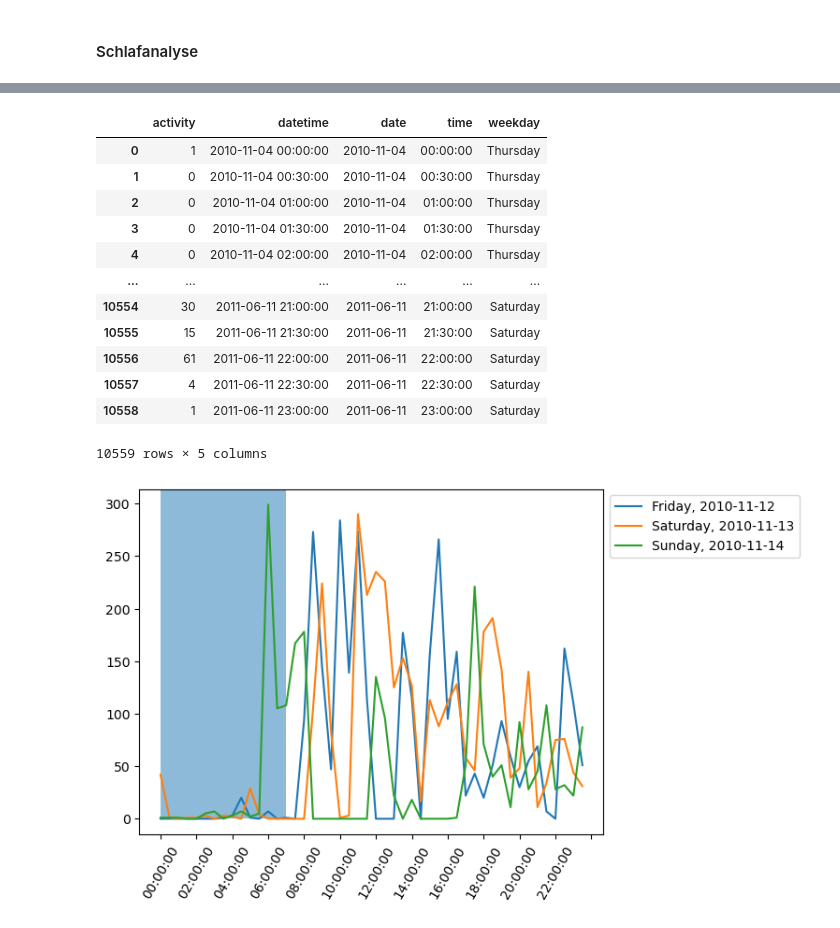
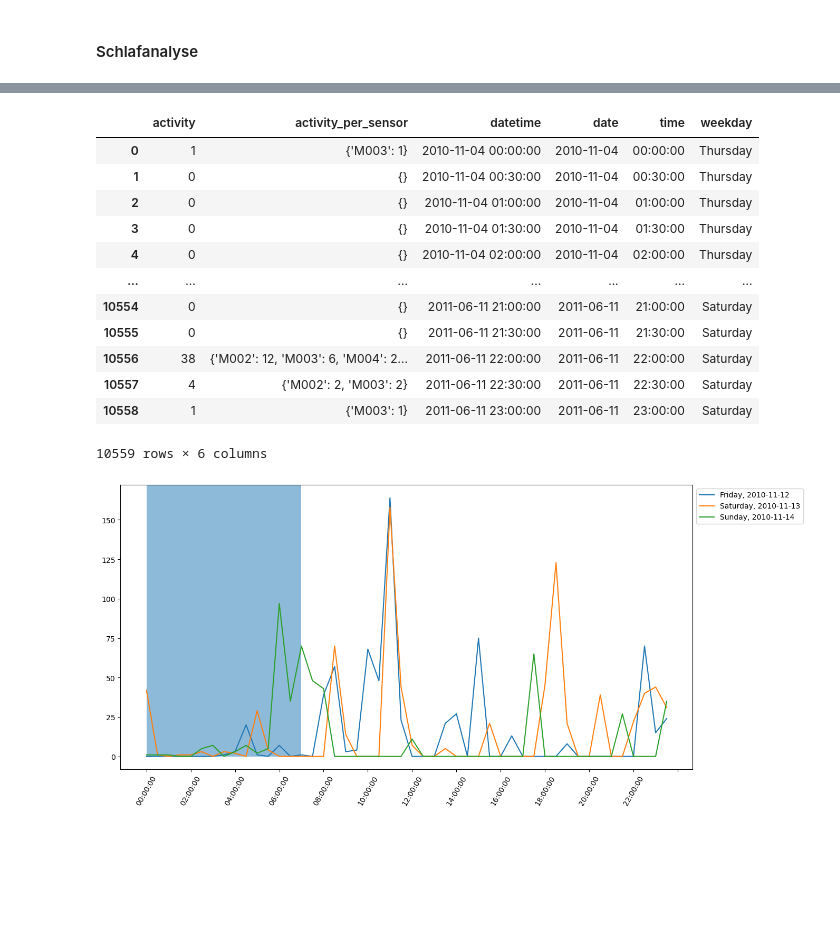
Before and after one commit to ddening/ambient-assisted-living, a Jupyter notebook: src/aruba_activity.ipynb, the cells around one changed output, grey strips where cells are left out. Cells and saved outputs as stored; diff of their text form; code cells hidden in the pictures; blank space fills up the shorter version.

```diff
--- a/src/aruba_activity.ipynb
+++ b/src/aruba_activity.ipynb
@@ -203,3 +205,9 @@ display(df_aruba)
+# %%
+def create_data_subset(df: pd.DataFrame, pattern: str) -> pd.DataFrame:
+    df_subset = df[df["sensor_type"].str.match(pattern)]
+    df_subset.loc[:, "date"] = pd.to_datetime(df_subset["date"])
+    df_subset.loc[:, "datetime"] = pd.to_datetime(df_subset["datetime"])
+    return df_subset
 # %%
 # Regex pattern for motion sensors (e.g., M001, M002, etc.)
 pattern_motion_sensor = r"[M]{1}[0-9]{3,}"
@@ -453,0 +429,17 @@ None
+# %%
+# Create a subset for motion sensors
+df_motion_sensor = create_data_subset(df_aruba, pattern_motion_sensor)
+df_motion_sensor = df_motion_sensor.reset_index(drop=True)
+
+generate_sensor_list = lambda n: [f"M{str(i).zfill(3)}" for i in range(1, n + 1)]
+motion_sensor_list = generate_sensor_list(31)
+
+filter_sensor_location = {
+    "all": motion_sensor_list,
+    "bedroom_main": ["M001", "M002", "M003", "M004", "M005", "M006", "M007"],
+}
+
+df_motion_sensor = df_motion_sensor.loc[df_motion_sensor["sensor_type"].isin(filter_sensor_location["bedroom_main"])]
+
+print(df_motion_sensor.info())
+display(df_motion_sensor)
@@ -460,6 +479,12 @@ df_activity["activity"] = (
     df_motion_sensor.loc[df_motion_sensor["sensor_status"] == "ON"]
     .resample(period, on="datetime")["sensor_status"]
     .count()
+)
+
+df_activity["activity_per_sensor"] = (
+    df_motion_sensor.loc[df_motion_sensor["sensor_status"] == "ON"]
+    .resample(period, on="datetime")
+    .apply(lambda group: group.groupby("sensor_type").size().to_dict())
 )
 
 df_activity["datetime"] = df_activity.index
@@ -474,19 +499,19 @@ df_activity["weekday"] = df_activity["date"].apply(lambda d: days[d.weekday()])
 
 df_activity
 # %% [output]
-|  | activity | datetime | date | time | weekday |
-| 0 | 1 | 2010-11-04 00:00:00 | 2010-11-04 | 00:00:00 | Thursday |
-| 1 | 0 | 2010-11-04 00:30:00 | 2010-11-04 | 00:30:00 | Thursday |
-| 2 | 0 | 2010-11-04 01:00:00 | 2010-11-04 | 01:00:00 | Thursday |
-| 3 | 0 | 2010-11-04 01:30:00 | 2010-11-04 | 01:30:00 | Thursday |
-| 4 | 0 | 2010-11-04 02:00:00 | 2010-11-04 | 02:00:00 | Thursday |
-| ... | ... | ... | ... | ... | ... |
-| 10554 | 30 | 2011-06-11 21:00:00 | 2011-06-11 | 21:00:00 | Saturday |
-| 10555 | 15 | 2011-06-11 21:30:00 | 2011-06-11 | 21:30:00 | Saturday |
-| 10556 | 61 | 2011-06-11 22:00:00 | 2011-06-11 | 22:00:00 | Saturday |
-| 10557 | 4 | 2011-06-11 22:30:00 | 2011-06-11 | 22:30:00 | Saturday |
-| 10558 | 1 | 2011-06-11 23:00:00 | 2011-06-11 | 23:00:00 | Saturday |
+|  | activity | activity_per_sensor | datetime | date | time | weekday |
+| 0 | 1 | {'M003': 1} | 2010-11-04 00:00:00 | 2010-11-04 | 00:00:00 | Thursday |
+| 1 | 0 | {} | 2010-11-04 00:30:00 | 2010-11-04 | 00:30:00 | Thursday |
+| 2 | 0 | {} | 2010-11-04 01:00:00 | 2010-11-04 | 01:00:00 | Thursday |
+| 3 | 0 | {} | 2010-11-04 01:30:00 | 2010-11-04 | 01:30:00 | Thursday |
+| 4 | 0 | {} | 2010-11-04 02:00:00 | 2010-11-04 | 02:00:00 | Thursday |
+| ... | ... | ... | ... | ... | ... | ... |
+| 10554 | 0 | {} | 2011-06-11 21:00:00 | 2011-06-11 | 21:00:00 | Saturday |
+| 10555 | 0 | {} | 2011-06-11 21:30:00 | 2011-06-11 | 21:30:00 | Saturday |
+| 10556 | 38 | {'M002': 12, 'M003': 6, 'M004': 2... | 2011-06-11 22:00:00 | 2011-06-11 | 22:00:00 | Saturday |
+| 10557 | 4 | {'M002': 2, 'M003': 2} | 2011-06-11 22:30:00 | 2011-06-11 | 22:30:00 | Saturday |
+| 10558 | 1 | {'M003': 1} | 2011-06-11 23:00:00 | 2011-06-11 | 23:00:00 | Saturday |
-10559 rows × 5 columns
+10559 rows × 6 columns
 # %%
 filter_days = {
     "all": [
@@ -513,31 +538,32 @@ df_activity = df_activity.loc[df_activity["weekday"].isin(filter_days["all"])]
 # %%
 date_from = pd.to_datetime("2010-11-12").date()
 date_to = pd.to_datetime("2010-11-14").date()
 
 unique_dates = df_activity["date"].unique()
 
+plt.figure(figsize=(14, 7))
 ax = plt.axes()
 
 # plot box for night
 night_box = Rectangle((0, 0), 14, 2000)
 pc = PatchCollection([night_box], alpha=0.5)
 ax.add_collection(pc)
 
 ax.xaxis.set_major_locator(plt.MaxNLocator(13))
 plt.xticks(rotation=60)
 
 for date in unique_dates:
     if (date < date_from) | (date > date_to):
         continue
 
     df_activity_day = df_activity.loc[(df_activity["date"] == date)]
     plt.plot(
         df_activity_day["time"].apply(lambda time: time.strftime("%H:%M:%S")),
         df_activity_day["activity"],
         label=df_activity_day["weekday"].unique()[0] + ", " + date.strftime("%Y-%m-%d"),
     )
 
 plt.legend(bbox_to_anchor=(1, 1), loc="upper left")
 plt.show()
 # %% [output]
-[figure, old version]
+[figure, new version]
```
Also changed, not shown: parts of 4 cells of this notebook.
